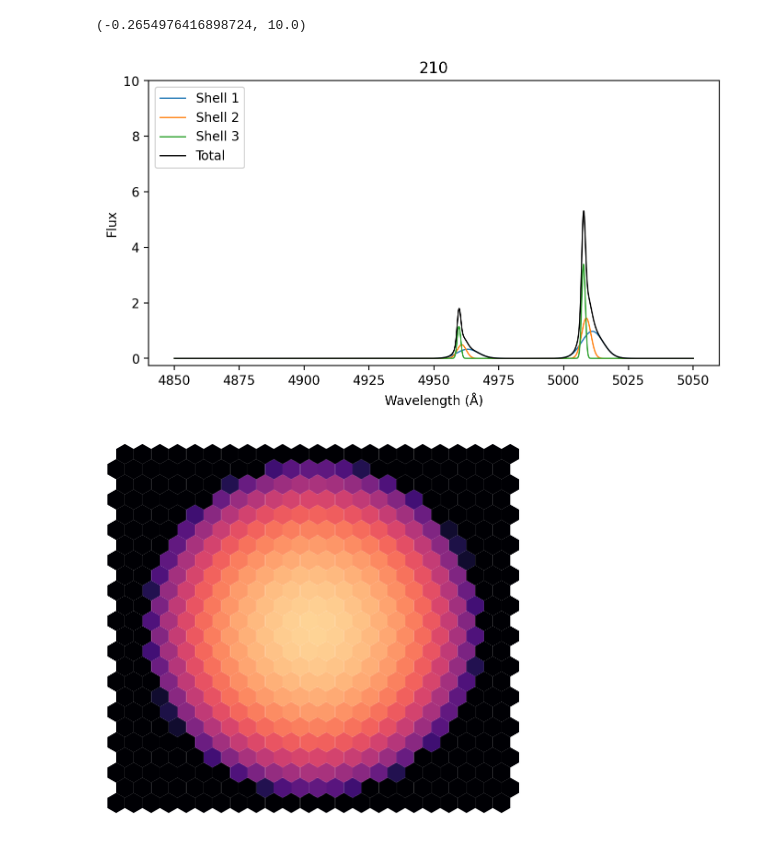
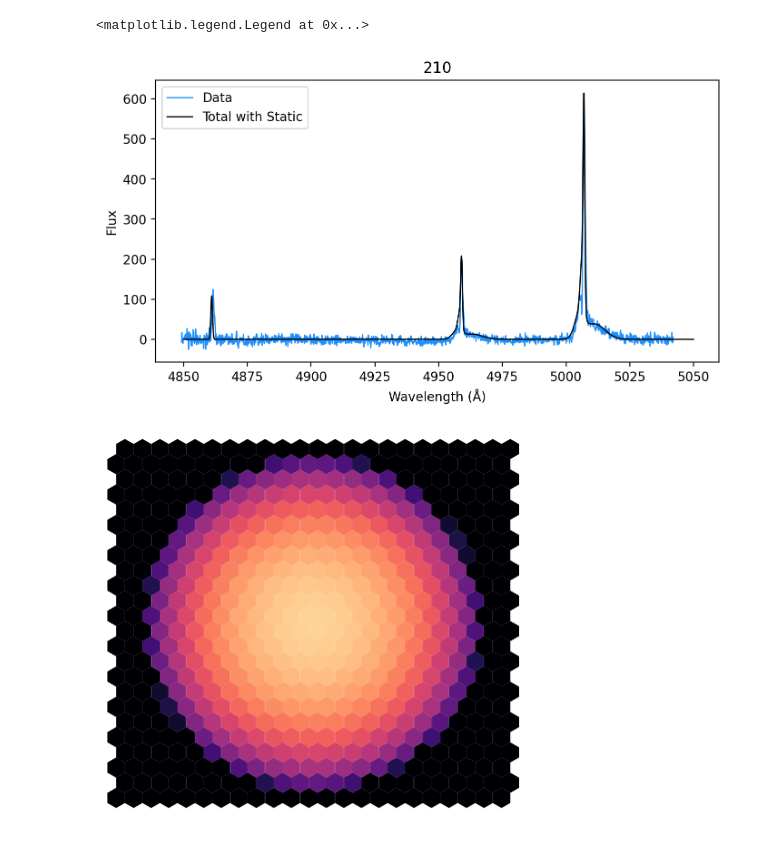
Before and after one commit to callumbloor/snr_stuff, a Jupyter notebook: linemodel.ipynb, the cells around one changed output. Saved outputs shown, nothing was run; the diff lists cells and outputs as text; code cells hidden in the pictures.

Commit message:
updated the static lines + normalization

```diff
--- a/linemodel.ipynb
+++ b/linemodel.ipynb
@@ -144,7 +142,7 @@ x_arr, y_arr = hex[:,0], hex[:,1]
 wl = np.linspace(4850, 5050, 5000)
 
 Rlist = [10, 16, 22]  # shell radii
-klist = [4500, 2000, 1000]  # velocity scales
+klist = [4500, -2000, -1000]  # velocity scales
 
 near, far, vels = [], [], []
 for R, k in zip(Rlist, klist):
@@ -154,6 +152,7 @@ for R, k in zip(Rlist, klist):
 idx = 210  # spaxel index
 T =  2600 # temperature in K
 ne = 30 # electron density in cm^-3
+velstat = 20  # km/s, internal velocity dispersion for static component (NEEDS CHECKING)
 
 lines = [
     {'ion': O3,  'wl': 4959, 'mass': m_O},
@@ -184,7 +183,7 @@ for shell in shells:
 
 static, _ = getspectrum(
         wl, T, ne, lines,
-        vel = near[0][idx],
+        vel = velstat,
         x = x_arr[idx],
         y = y_arr[idx],
         R = Rlist[0],
@@ -202,31 +201,36 @@ else:
     wave = hdr['CRVAL1'] + hdr['CDELT1'] * (np.arange(hdr['NAXIS1']) - hdr['CRPIX1'] + 1)
 # %%
 data = flux[idx] - np.median(flux[idx])
-norm = np.max(data) / np.max(spec_tot)
-norm = 1e26
+# norm = np.max(data) / np.max(spec_tot)
+norm = np.max(data) / np.max( (static + spec_tot) )
+
+# norm = 1
 
 z = (5010 - 5007) / 5007 # our data has offset, correcting for that
 
 plt.figure(figsize=(8, 5))
 
-# plt.plot(wave / (1 + z), data, label='Data', lw=1, color='orchid')
-# plt.plot(wl, static * norm, lw=1, color='orange', label='Static')
+plt.plot(wave / (1 + z), data, lw = 1,label='Data', color='dodgerblue')
 
-for i, s in enumerate(shells):
-    plt.plot(wl, s * norm, lw=1, label=f'Shell {i+1}')
+# plt.plot(wl, static * norm, lw=1, color='orangered', label='Static', alpha = 0.7)
+# for i, s in enumerate(shells):
+#     plt.plot(wl, s * norm, lw=1, label=f'Shell {i+1}')
 
-plt.plot(wl, spec_tot * norm, lw = 1, color='k', label='Total')
+# plt.plot(wl, spec_tot * norm, lw = 1, color='k', label='Total')
+
+plt.plot(wl, (spec_tot + static) * norm, lw = 1, color='k', label='Total with Static')
+
 
 plt.gca().set_box_aspect(0.5)
 plt.xlabel('Wavelength (Å)')
 plt.ylabel('Flux')
 plt.title(f'{idx}')
 plt.legend(loc = 'upper left')
 
-plt.ylim(None, 10)
+# plt.ylim(None, 15)
 # %% [output]
-(-0.2654976416898724, 10.0)
+<matplotlib.legend.Legend at 0x...>
-[figure, old version]
+[figure, new version]
 # %%
 nearsum = near[0]
 r = 0.6
```
Also changed, not shown: parts of 2 cells of this notebook.
